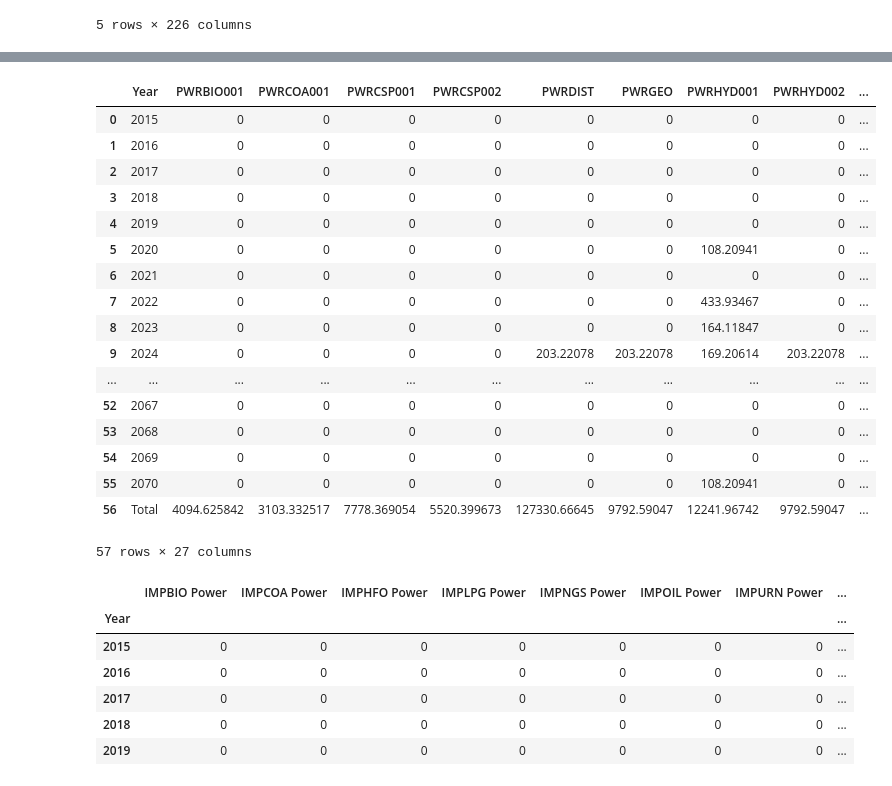
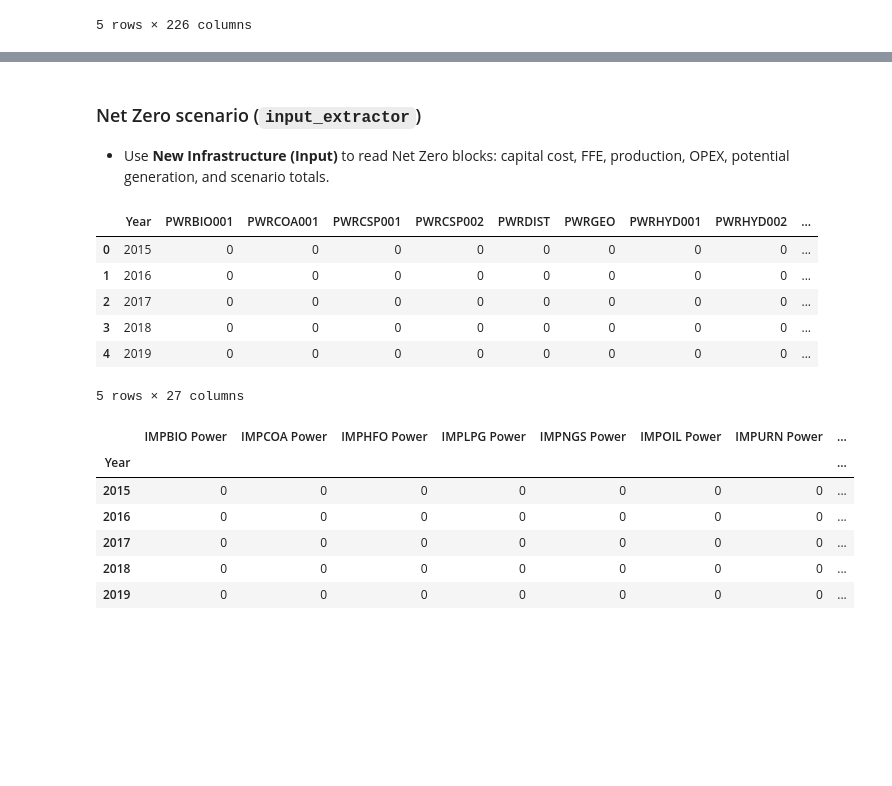
Before and after one commit to MINFinModel/minfin-py-public-release, a Jupyter notebook: addtional_input.ipynb, the cells around one changed output, grey strips where cells are left out. Saved outputs shown, nothing was run; the diff lists cells and outputs as text; code cells hidden in the pictures; blank space fills up the shorter version.

```diff
--- a/addtional_input.ipynb
+++ b/addtional_input.ipynb
@@ -4,9 +24,10 @@
 import numpy as np
 import pandas as pd
 
+START_YEAR = 2025
 # Define file path
 # file_path = "C:\\Users\\Zixuan\\Downloads\\MinFin V1.0.0kc.xlsm"
-file_path = "data/MINFin Energy 251203 test v5.xlsm"
+file_path = "data/MINFin Energy 251203 test v6.xlsm"
 # Load the Excel file and check available sheet names
 xls = pd.ExcelFile(file_path)
 sheet_names = xls.sheet_names
@@ -458,26 +329,19 @@ df_elec_production_nz
+# %% [markdown]
+### Net Zero scenario (`input_extractor`)
+
+- Use **New Infrastructure (Input)** to read Net Zero blocks: capital cost, FFE, production, OPEX, potential generation, and scenario totals.
 # %%
 df_captial_cost = input_extractor.load_block_for('net_zero',df_input_full,'capital_cost')
 df_ffe = net_zero_extrator.load(df_input_full,'ffe')
-df_captial_cost
+df_captial_cost.head()
 # %% [output]
 |  | Year | PWRBIO001 | PWRCOA001 | PWRCSP001 | PWRCSP002 | PWRDIST | PWRGEO | PWRHYD001 | PWRHYD002 | ... |
 | 0 | 2015 | 0 | 0 | 0 | 0 | 0 | 0 | 0 | 0 | ... |
 | 1 | 2016 | 0 | 0 | 0 | 0 | 0 | 0 | 0 | 0 | ... |
 | 2 | 2017 | 0 | 0 | 0 | 0 | 0 | 0 | 0 | 0 | ... |
 | 3 | 2018 | 0 | 0 | 0 | 0 | 0 | 0 | 0 | 0 | ... |
 | 4 | 2019 | 0 | 0 | 0 | 0 | 0 | 0 | 0 | 0 | ... |
-| 5 | 2020 | 0 | 0 | 0 | 0 | 0 | 0 | 108.20941 | 0 | ... |
-| 6 | 2021 | 0 | 0 | 0 | 0 | 0 | 0 | 0 | 0 | ... |
-| 7 | 2022 | 0 | 0 | 0 | 0 | 0 | 0 | 433.93467 | 0 | ... |
-| 8 | 2023 | 0 | 0 | 0 | 0 | 0 | 0 | 164.11847 | 0 | ... |
-| 9 | 2024 | 0 | 0 | 0 | 0 | 203.22078 | 203.22078 | 169.20614 | 203.22078 | ... |
-| ... | ... | ... | ... | ... | ... | ... | ... | ... | ... | ... |
-| 52 | 2067 | 0 | 0 | 0 | 0 | 0 | 0 | 0 | 0 | ... |
-| 53 | 2068 | 0 | 0 | 0 | 0 | 0 | 0 | 0 | 0 | ... |
-| 54 | 2069 | 0 | 0 | 0 | 0 | 0 | 0 | 0 | 0 | ... |
-| 55 | 2070 | 0 | 0 | 0 | 0 | 0 | 0 | 108.20941 | 0 | ... |
-| 56 | Total | 4094.625842 | 3103.332517 | 7778.369054 | 5520.399673 | 127330.66645 | 9792.59047 | 12241.96742 | 9792.59047 | ... |
-57 rows × 27 columns
+5 rows × 27 columns
 # %%
 df_ffe.head(5)
 # %% [output]
```
Also changed, not shown: parts of 121 cells of this notebook, 42 other files.
